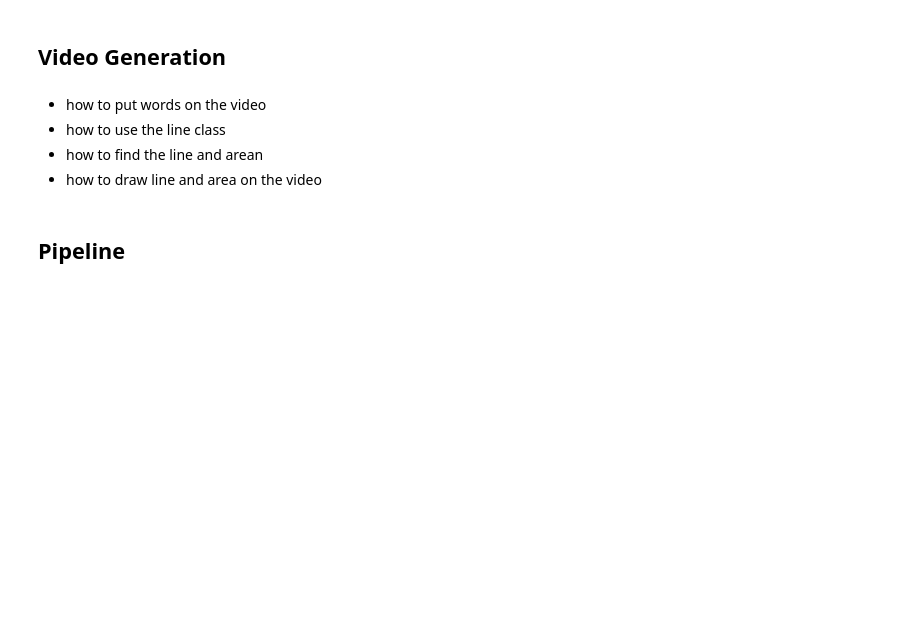
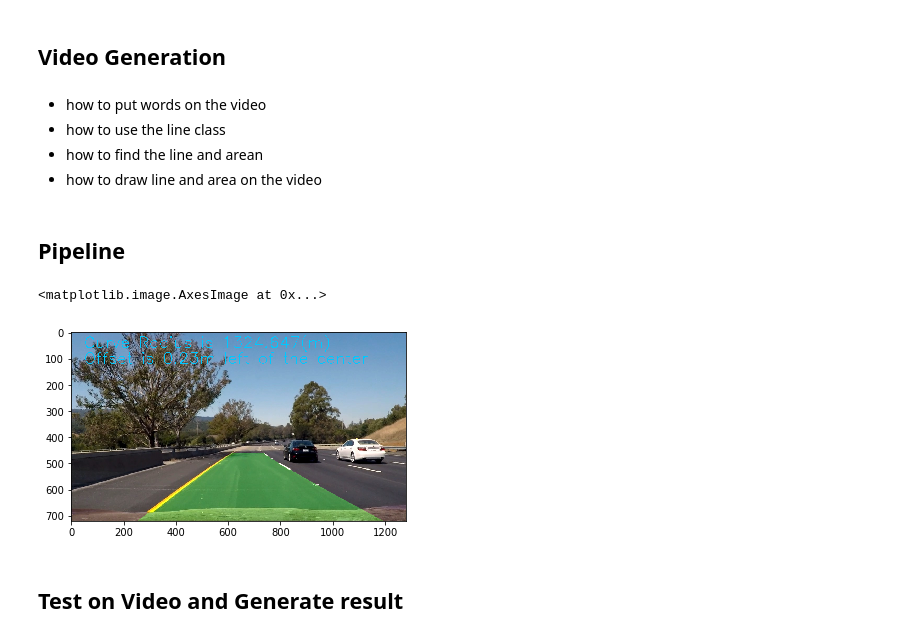
Before and after one commit to tiaotiaohum/Advance_Lane_Finding, a Jupyter notebook: Code.ipynb, the cells around one changed output. Saved outputs shown, nothing was run; the diff lists cells and outputs as text; code cells hidden in the pictures; blank space fills up the shorter version.

```diff
--- a/Code.ipynb
+++ b/Code.ipynb
@@ -487,7 +490,9 @@ def test_combined_gradx_s():
 ### Perspective Transform
 # %%
 # Function for perspective Transform
-def thresh_unwarp(undist, nx, ny, mtx, dist):
+# def thresh_warp(undist, nx, ny, mtx, dist):
+def thresh_warp(undist):
+    global Minv
     img_size = (undist.shape[1], undist.shape[0])
     src = np.float32(
         [[(img_size[0] / 2) - 63, img_size[1] / 2 + 100],
@@ -502,6 +507,7 @@ def thresh_unwarp(undist, nx, ny, mtx, dist):
 
     M = cv2.getPerspectiveTransform(src, dst)
     warped = cv2.warpPerspective(undist, M, img_size, flags= cv2.INTER_LINEAR)
+    Minv = cv2.getPerspectiveTransform(dst, src)
 
     return warped, M
 # %%
@@ -774,3 +808,45 @@ class Line():
         #x values for detected line pixels
         self.allx = None
         #y values for detected line
+# %%
+def undistortion_conduct2(img):
+    # Step through the list and search for chessboard corners
+#     img = cv2.imread(ori_image) # changed for video
+    undistort = cv2.undistort(img, mtx, dist, None, mtx)
+    return undistort
+# %%
+def combined_gradx_s(image, ksize = 3):
+    gradx = abs_sobel_thresh(image, orient='x', sobel_kernel=ksize, thresh_min=20, thresh_max=100)
+    hls_binary = hls_select(image, thresh=(160, 255), channel='s')
+    combined_gradx_s = np.zeros_like(gradx)
+    combined_gradx_s[((gradx == 1) | (hls_binary == 1))] = 1
+    return combined_gradx_s
+# %%
+def finding_lanes_pipeline(ori_image):
+    global mtx, dist
+    # Make the data ready, which is used for the transformation
+    pickle_file = open('camera_cal/wide_dist_pickle.p', 'rb')
+    dist_pickle=pickle.load(pickle_file)
+    pickle_file.close()
+    mtx = dist_pickle["mtx"]
+    dist = dist_pickle["dist"]
+    # transform the distorted image
+    undistort = undistortion_conduct2(ori_image)
+    # use gradient methode
+    thresh = combined_gradx_s(undistort, ksize = 3)
+    # perspective transform
+#     birdeye_thresh_warped, perspective_M = thresh_warp(thresh, 9, 6, mtx, dist)
+    birdeye_thresh_warped, perspective_M = thresh_warp(thresh)
+    # generate polynomial based on the pixels
+    left_fitx, right_fitx, ploty, leftx, lefty, rightx, righty = fit_polynomial(birdeye_thresh_warped)
+    left_curverad, right_curverad, offset = measure_curvature_offset(birdeye_thresh_warped, leftx, lefty, rightx, righty)
+    drawed = drawing_area(birdeye_thresh_warped, ori_image, left_fitx, right_fitx, ploty)
+    put_lane_info_on_video(drawed, left_curverad, right_curverad, offset)
+    return drawed
+# %%
+plt.imshow(finding_lanes_pipeline(mpimg.imread('test_images/test6.jpg')))
+# %% [output]
+<matplotlib.image.AxesImage at 0x...>
+[figure, added]
+# %% [markdown]
+## Test on Video and Generate result
```
Also changed, not shown: parts of 16 cells of this notebook.
